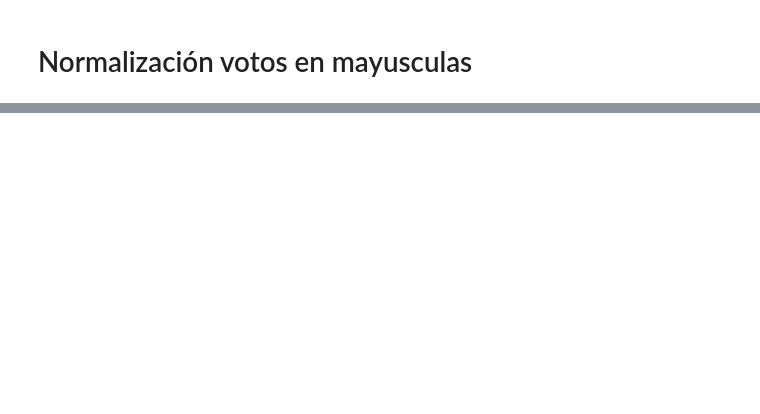
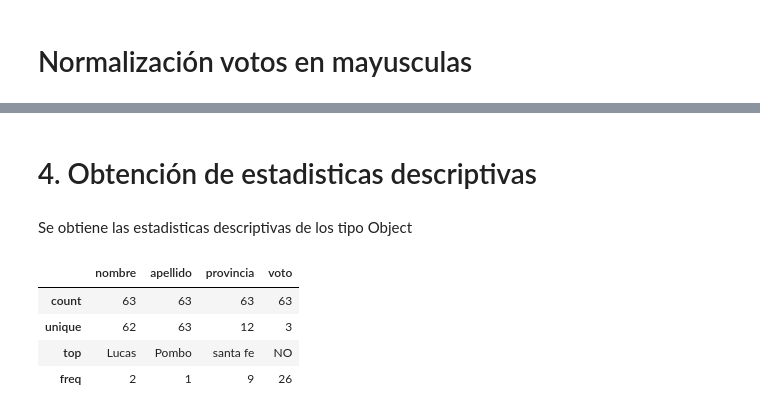
Before and after one commit to carlosNahuelSanchez/parcial1_tlp3_Carlos_Nahuel_Sanchez, a Jupyter notebook: main.ipynb, the cells around one changed output, grey strips where cells are left out. Drawn from its saved outputs; the diff is of its cells as text; code cells hidden in the pictures; blank space fills up the shorter version.

```diff
--- a/main.ipynb
+++ b/main.ipynb
@@ -218,0 +317,12 @@ See the caveats in the documentation: https://pandas.pydata.org/pandas-docs/stab
+# %% [markdown]
+# 4. Obtención de estadisticas descriptivas
+# %% [markdown]
+Se obtiene las estadisticas descriptivas de los tipo Object
+# %%
+df.describe(include="object")
+# %% [output]
+|  | nombre | apellido | provincia | voto |
+| count | 63 | 63 | 63 | 63 |
+| unique | 62 | 63 | 12 | 3 |
+| top | Lucas | Pombo | santa fe | NO |
+| freq | 2 | 1 | 9 | 26 |
```
Also changed, not shown: parts of 19 cells of this notebook.
